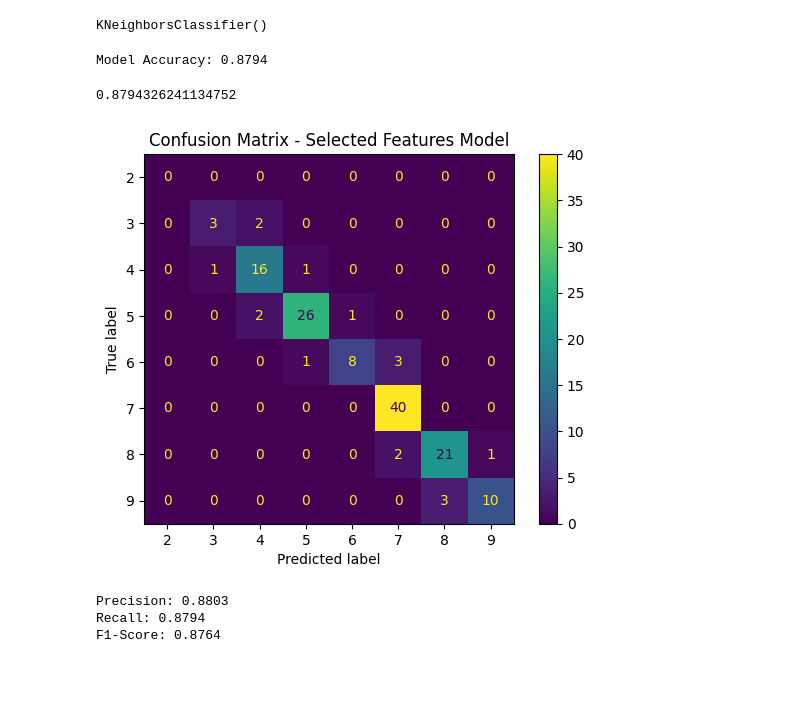
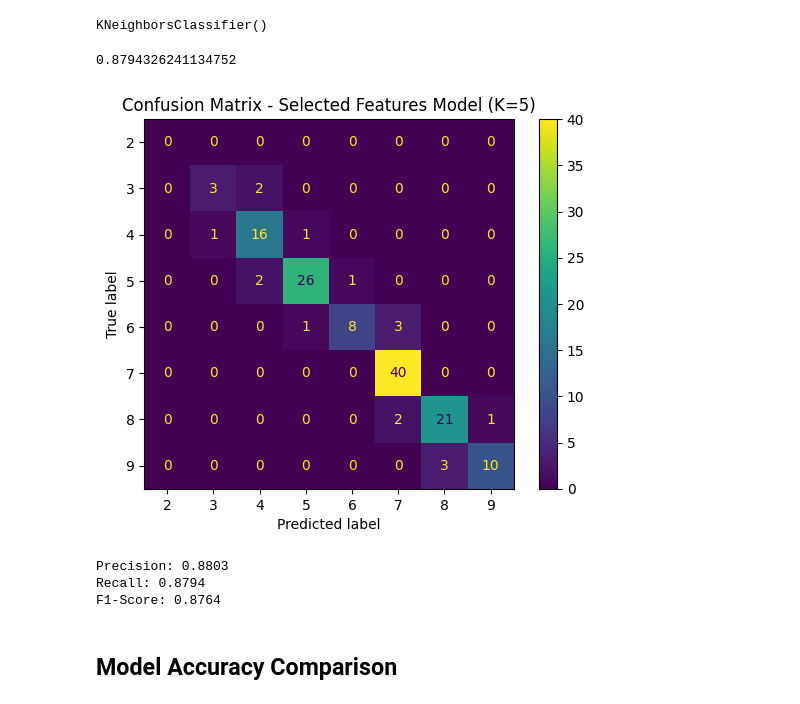
Before and after one commit to leonnmarcoo/CCMACLRL_COM232_PROJECT, a Jupyter notebook: Model Training/knn.ipynb, the cells around one changed output. Cells and saved outputs as stored; diff of their text form; code cells hidden in the pictures; blank space fills up the shorter version.

```diff
--- a/Model Training/knn.ipynb
+++ b/Model Training/knn.ipynb
@@ -82,7 +324,7 @@ selected_features = ['Conflicts_Over_Social_Media', 'Mental_Health_Score',
 X_selected = df[selected_features].values
 y_selected = df['Addicted_Score'].values
 # %%
-X_train_selected, X_test_selected, y_train_selected, y_test_selected = train_test_split(X_selected,
+X_train_selected5, X_test_selected5, y_train_selected5, y_test_selected5 = train_test_split(X_selected,
                                                                                         y_selected,
                                                                                         test_size=0.2,
                                                                                         random_state=5)
@@ -99,26 +341,23 @@ print(y_test_selected.shape)
 # %%
 knn_selected = KNeighborsClassifier(n_neighbors=5)
 # %%
-knn_selected.fit(X_train_selected, y_train_selected)
+knn_selected.fit(X_train_selected5, y_train_selected5)
 # %% [output]
 KNeighborsClassifier()
 # %%
-y_pred_selected = knn_selected.predict(X_test_selected)
+y_pred_selected5 = knn_selected.predict(X_test_selected5)
 # %%
-accuracy = metrics.accuracy_score(y_test_selected, y_pred_selected)
-print(f"Model Accuracy: {accuracy:.4f}")
-accuracy
+metrics.accuracy_score(y_test_selected5, y_pred_selected5)
 # %% [output]
-Model Accuracy: 0.8794
+0.8794326241134752
-0.8794326241134752
 # %%
-conf_matrix_selected = confusion_matrix(y_test_selected, y_pred_selected, labels=knn_selected.classes_)
+conf_matrix_selected = confusion_matrix(y_test_selected5, y_pred_selected5, labels=knn_selected.classes_)
 
 disp_selected = ConfusionMatrixDisplay(confusion_matrix=conf_matrix_selected,
                                        display_labels=knn_selected.classes_)
 disp_selected.plot()
-plt.title('Confusion Matrix - Selected Features Model')
+plt.title('Confusion Matrix - Selected Features Model (K=5)')
 plt.show()
 # %% [output]
-[figure, old version]
+[figure, new version]
 # %%
@@ -133,3 +372,5 @@ print(f"F1-Score: {f1:.4f}")
 Precision: 0.8803
 Recall: 0.8794
 F1-Score: 0.8764
+# %% [markdown]
+## **Model Accuracy Comparison**
```
Also changed, not shown: parts of 53 cells of this notebook, 8 other files.
